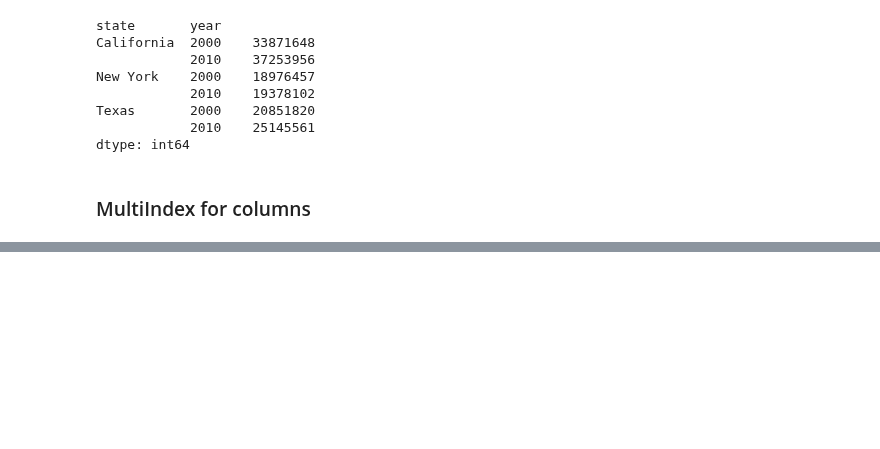
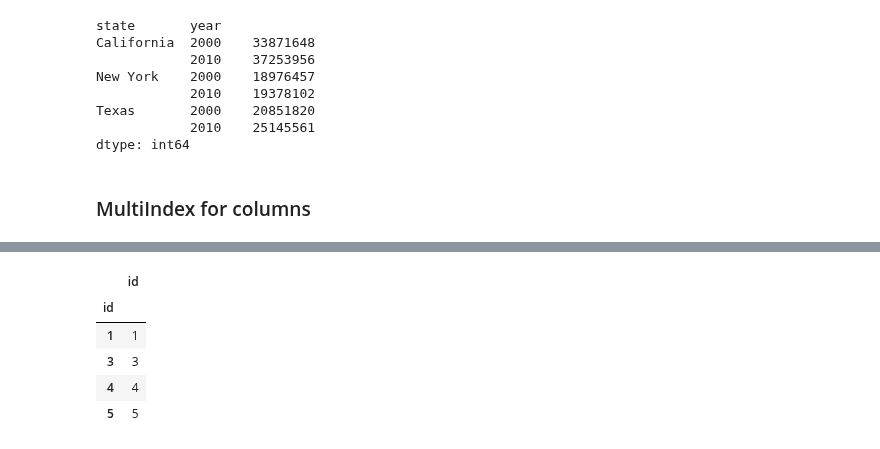
Before and after one commit to shredder47/Data-Science-Using-Python, a Jupyter notebook: DS_Pandas.ipynb, the cells around one changed output, grey strips where cells are left out. Cells and saved outputs as stored; diff of their text form; code cells hidden in the pictures; blank space fills up the shorter version.

```diff
--- a/DS_Pandas.ipynb
+++ b/DS_Pandas.ipynb
@@ -960,0 +961,11 @@ Name: name, dtype: object
+# %%
+x.groupby('id').agg({
+    'id' : 'min'
+})
+# %% [output]
+|  | id |
+| id |  |
+| 1 | 1 |
+| 3 | 3 |
+| 4 | 4 |
+| 5 | 5 |
```
Also changed, not shown: parts of 16 cells of this notebook.
